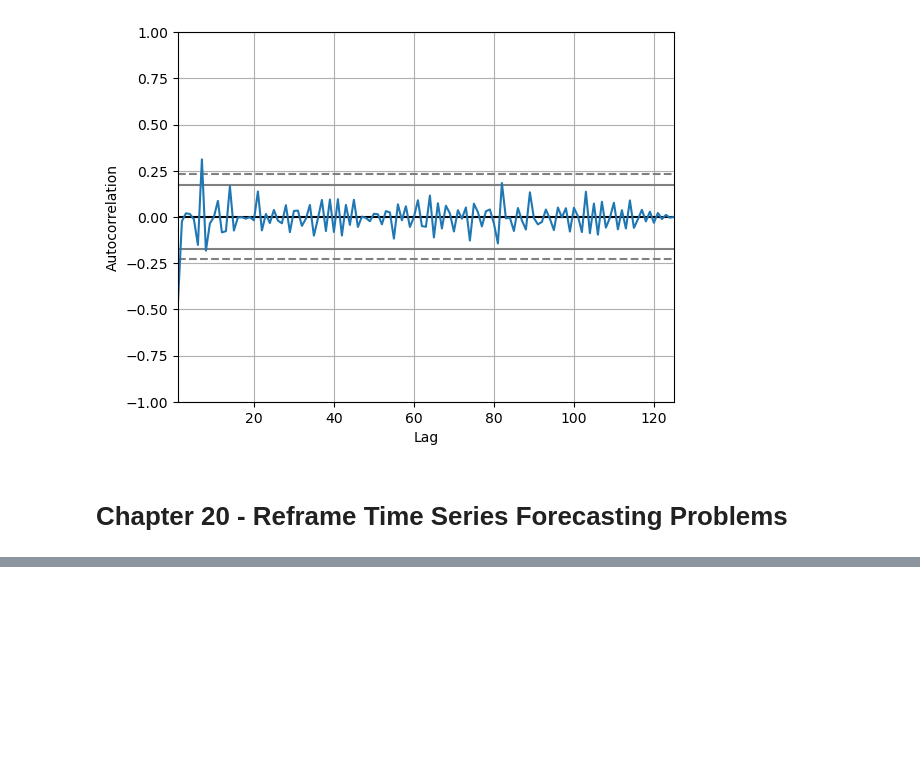
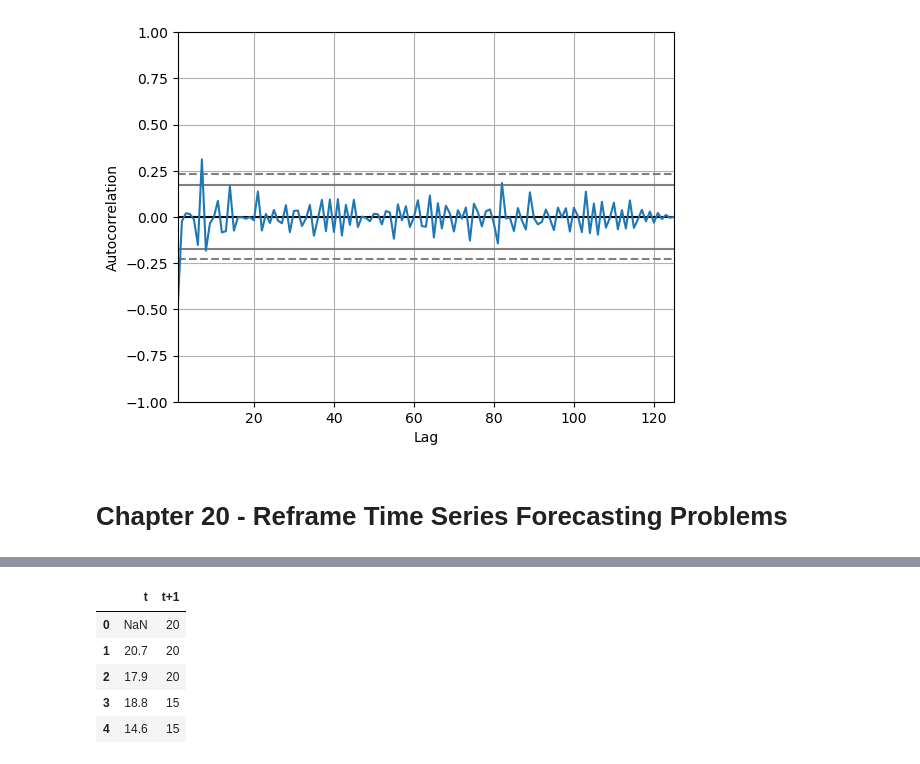
Before and after one commit to LeonardoSMSoares/Economics-Finance-2, a Jupyter notebook: Introduction to TS with Python/ITSP 03 - Evaluation.ipynb, the cells around one changed output, grey strips where cells are left out. Saved outputs shown, nothing was run; the diff lists cells and outputs as text; code cells hidden in the pictures; blank space fills up the shorter version.

```diff
--- a/Introduction to TS with Python/ITSP 03 - Evaluation.ipynb
+++ b/Introduction to TS with Python/ITSP 03 - Evaluation.ipynb
@@ -403,0 +424,22 @@ plt.show()
+# %%
+# create lagged dataset
+
+from pandas import DataFrame, concat
+
+# Create lagged dataset
+values = DataFrame(df2['Temp'].values)                              # Convert Temp to DataFrame
+dataframe = concat([values.shift(1), values], axis=1)               # Combine with 1-step lag
+dataframe.columns = ['t', 't+1']                                    # Rename columns
+
+# Round all values in 't+1' to nearest multiple of 5 (safe vectorized operation)
+dataframe['t+1'] = (dataframe['t+1'] / 5).round().astype(int) * 5   # Apply rounding to nearest 5
+
+# Preview first few rows
+dataframe.head()
+# %% [output]
+|  | t | t+1 |
+| 0 | NaN | 20 |
+| 1 | 20.7 | 20 |
+| 2 | 17.9 | 20 |
+| 3 | 18.8 | 15 |
+| 4 | 14.6 | 15 |
```
Also changed, not shown: parts of 3 cells of this notebook.
